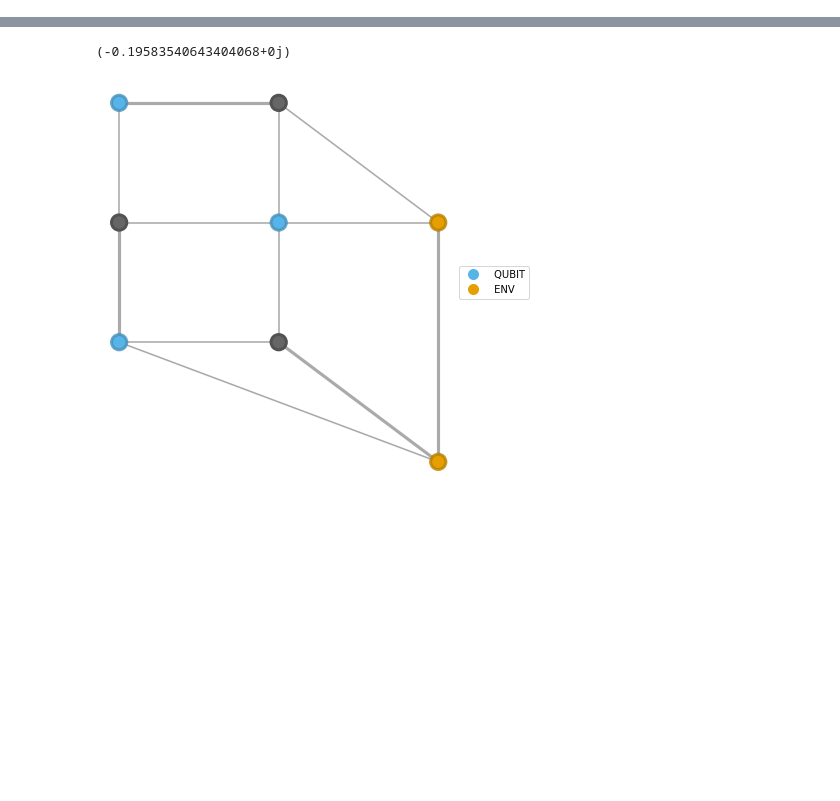
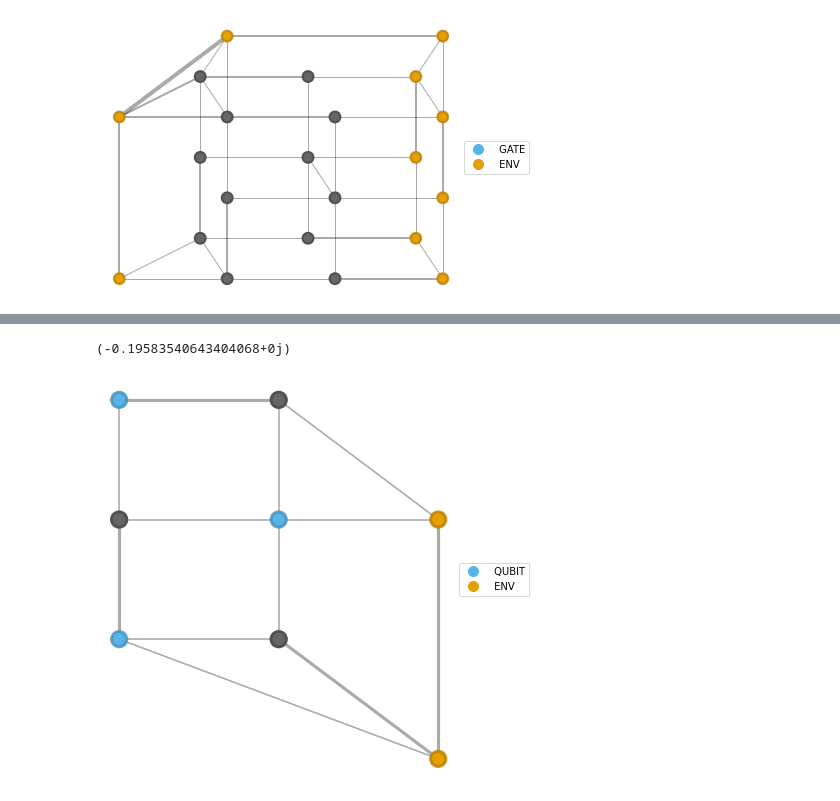
Before and after one commit to gabrielwoolls/fermion-encoding, a Jupyter notebook: contract_testing.ipynb, the cells around one changed output, grey strips where cells are left out. Cells and saved outputs as stored; diff of their text form; code cells hidden in the pictures; blank space fills up the shorter version.

```diff
--- a/contract_testing.ipynb
+++ b/contract_testing.ipynb
@@ -20,10 +19,0 @@ from quimb.tensor.tensor_core import array_direct_product as adp
-# %%
-reload(beeky)
-qlat = dq.SpinlessHub(Lx=3, Ly=3)
-mpoham = beeky.MPOSpinlessHam(qlat, t=1.0, V=1.0, mu=1.0)
-where = (1,0,9)
-mpo149 = mpoham.get_term_at(*where)
-nvec = beeky.QubitEncodeVector.rand(3,3)
-# nvec.rotate_face_qubits_()
-gated = nvec.apply_mpo(where=where, mpo=mpo149, contract=True)
-gated.graph()
@@ -65,0 +62,20 @@ ntest.graph(layer_tags=('KET','BRA'))
+# %%
+reload(beeky)
+psi = beeky.QubitEncodeVector.rand(Lx=3,Ly=3, bond_dim=2)
+psi.setup_bmps_contraction_()
+norm, bra, ket = psi.make_norm(return_all=True)
+
+# norm.add_tag(tag='GATE', where=('Q4', 'Q7', 'Q10'), which='any')
+where = (4,7,10)
+nnorm = bra|ket.apply_mpo(mpoham.get_term_at(*where), where, contract=True)
+
+
+corner = (2,2)
+bsz = (3,2)
+plaq_envs=norm.compute_plaquette_environments(x_bsz=bsz[0], y_bsz=bsz[1], layer_tags=('BRA','KET'), first_contract='rows')
+plaq = norm.plaquette_at(xy=corner, bsz=bsz)
+env = plaq_envs[corner, bsz]
+env.add_tag('ENV')
+(plaq & env).view_as(beeky.QubitEncodeNet, like=norm).graph_layers(color=['GATE','ENV'])
+# %% [output]
+[figure, added]
```
Also changed, not shown: parts of 13 cells of this notebook, 1 other file.
